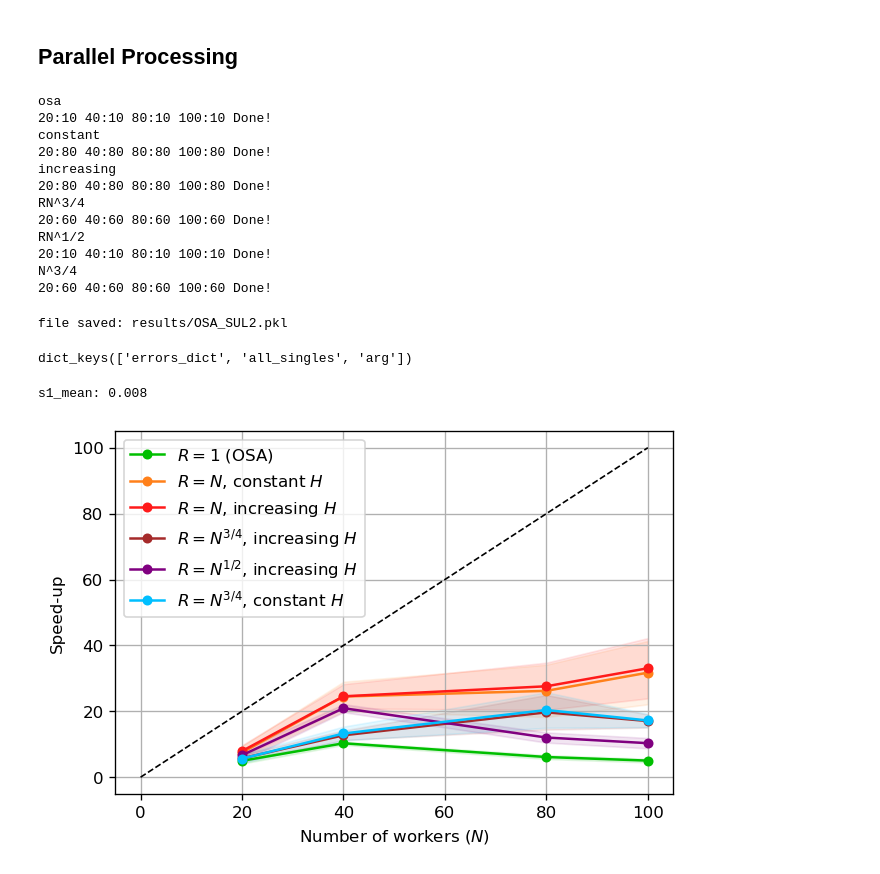
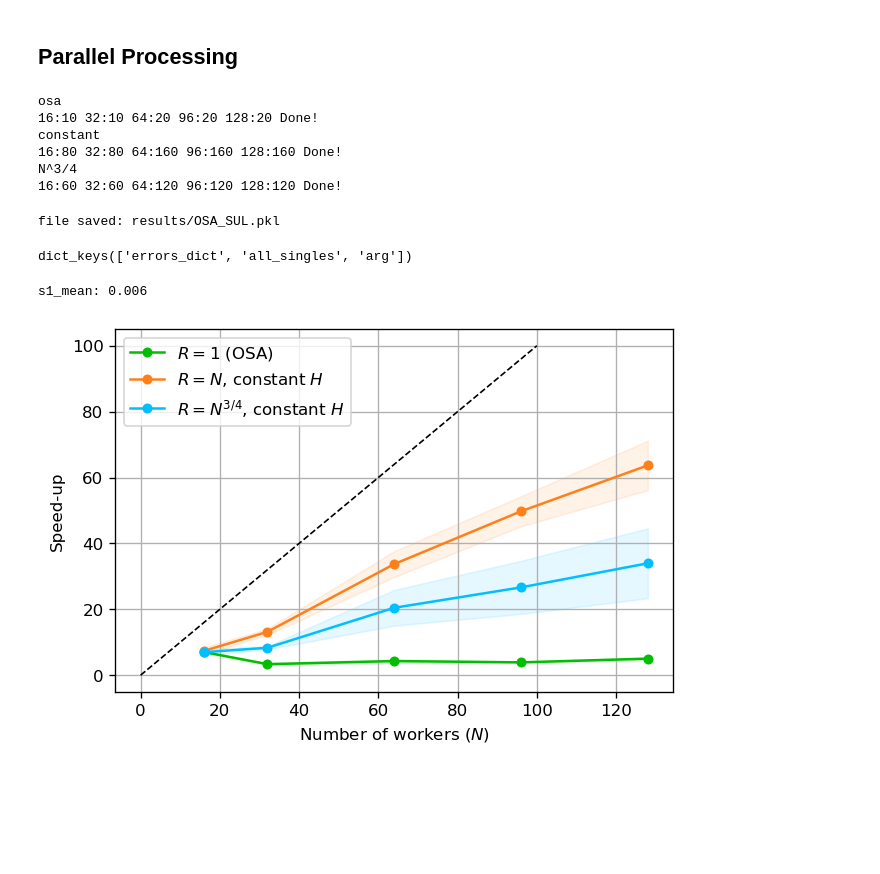
Before and after one commit to spiridonoff/Local-SGD, a Jupyter notebook: quadratic_double.ipynb, the cells around one changed output. Cells and saved outputs as stored; diff of their text form; code cells hidden in the pictures; blank space fills up the shorter version.

```diff
--- a/quadratic_double.ipynb
+++ b/quadratic_double.ipynb
@@ -36,10 +36,10 @@ class arguments():
     reps_su_scale = {2:2, 4: 2, 8:2, 16:3, 24:3, 32:3}
     N_su = [2,4,8,16,24,32]
 
-    T_sul = 5000
+    T_sul = 8000
     reps_sul = 10
-    reps_sul_scale = {20:1, 40:1, 80:1, 100:1}
-    N_sul = [20, 40, 80, 100]
+    reps_sul_scale = {16:1, 32:1, 64:2, 96:2, 128:2}
+    N_sul = sorted(reps_sul_scale.keys())
 
 
 arg = arguments()
@@ -452,7 +449,6 @@ for mode in modes:
 # %% [markdown]
 ## Parallel Processing
 # %%
-
 errors_dict = {}
 all_singles = []
 reps_mode_scale = {'increasing':8, 'constant':8, 'RN^3/4':6, 'N^3/4':6, 'RN^1/2':1, 'osa':1 }
@@ -460,9 +456,9 @@ reps_mode_scale = {'increasing':8, 'constant':8, 'RN^3/4':6, 'N^3/4':6, 'RN^1/2'
 modes = [
     'osa',
     'constant',
-    'increasing',
-    'RN^3/4',
-    'RN^1/2',
+#     'increasing',
+#     'RN^3/4',
+#     'RN^1/2',
     'N^3/4',
 ]
 
@@ -485,36 +481,31 @@ if __name__ == '__main__':
                 all_iter_errors = [error['iter'] for error in all_errors]
 
                 if mode == 'osa':
-                    all_singles.extend([error['singles'] for error in all_errors])
+                    for error in all_errors:
+                        all_singles.extend(error['singles'])
 
             all_iter_errors = np.array(all_iter_errors).reshape(reps,-1)
             errors_dict[mode][N] = all_iter_errors
         print("Done!")
 # %% [output]
 osa
-20:10 40:10 80:10 100:10 Done!
+16:10 32:10 64:20 96:20 128:20 Done!
 constant
-20:80 40:80 80:80 100:80 Done!
-increasing
-20:80 40:80 80:80 100:80 Done!
-RN^3/4
-20:60 40:60 80:60 100:60 Done!
-RN^1/2
-20:10 40:10 80:10 100:10 Done!
+16:80 32:80 64:160 96:160 128:160 Done!
 N^3/4
-20:60 40:60 80:60 100:60 Done!
+16:60 32:60 64:120 96:120 128:120 Done!
 # %%
 # Save results to a file
-file_name = 'results/OSA_SUL2.pkl'
+file_name = 'results/OSA_SUL.pkl'
 with open( file_name, 'wb') as file:
     pickle.dump({'errors_dict': errors_dict, 'all_singles': all_singles, 'arg': arg}, file)
     file.close()
 print('file saved: ' + file_name)
 # %% [output]
-file saved: results/OSA_SUL2.pkl
+file saved: results/OSA_SUL.pkl
 # %%
 # loading data
-file_name = 'results/OSA_SUL2.pkl'
+file_name = 'results/OSA_SUL.pkl'
 data = pickle.load(open(file_name, 'rb'))
 print(data.keys())
 try:
@@ -563,9 +549,9 @@ n_smooth = 10
 # s1_n_samples = np.array(all_singles).reshape(-1,n_smooth).shape[0]
 # s1_std = np.median(np.array(all_singles).reshape(-1,n_smooth),axis=1).std()/np.sqrt(s1_n_samples)
 
-s1_mean = np.mean(all_singles_combined)
-s1_n_samples = np.shape(all_singles_combined)[0]
-s1_std = np.std(all_singles_combined) / np.sqrt(s1_n_samples)
+s1_mean = np.mean(all_singles)
+s1_n_samples = np.shape(all_singles)[0]
+s1_std = np.std(all_singles) / np.sqrt(s1_n_samples)
 
 
 print(f"s1_mean: {s1_mean:.3f}")
@@ -583,32 +569,32 @@ for mode in errors_dict:
         errors_mean.append(np.median(errors_dict[mode][N][:,n_smooth:], axis=1).mean())
 #         errors_std.append(np.median(errors_dict[mode][N][:,n_smooth:], axis=1).std() / np.sqrt(n_samples))
 
         errors_inverse_mean.append(np.median(1.0/errors_dict[mode][N][:,n_smooth:], axis=1).mean())
         errors_inverse_std.append(np.median(1.0/errors_dict[mode][N][:,n_smooth:], axis=1).std() / np.sqrt(n_samples))
 
     plt.plot(arg.N_sul, s1_mean/np.array(errors_mean), '-o', ms=5 ,label=plot_labels[mode], color = plot_colors[mode])
 
     su_std = np.sqrt((np.array(errors_inverse_mean)*s1_std)**2 + (np.array(errors_inverse_std)*s1_mean)**2)
     plt.fill_between(arg.N_sul, s1_mean/np.array(errors_mean) - su_std, s1_mean/np.array(errors_mean) + su_std, alpha = 0.1, color = plot_colors[mode])
 
 #     if mode in {'constant', 'increasing','RN^3/4', 'N^3/4'}:
 #         slope = (s1_mean/np.array(errors_mean)[0])/32
 #         plt.plot([0,256], [0,256*slope], '-.', lw=0.5, color = plot_colors[mode])
 
 
 plt.plot([0,100],[0,100], '--', lw=1, c='black')
 # plt.plot([0,256],[0,60], '--', lw=1, c='black')
 
 plt.xlabel(r'Number of workers ($N$)')
 plt.ylabel('Speed-up')
 
 # plt.axis('equal')
 # plt.xticks([0,32, 64, 128, 192, 256])
 # plt.axis([0,260,0,140])
 plt.grid()
 plt.legend()
 # plt.savefig('figures/speed-up-lower-2.png', dpi=240, transparent=False, bbox_inches='tight')
 plt.show()
 # %% [output]
-s1_mean: 0.008
+s1_mean: 0.006
-[figure, old version]
+[figure, new version]
```
Also changed, not shown: parts of 5 cells of this notebook.
